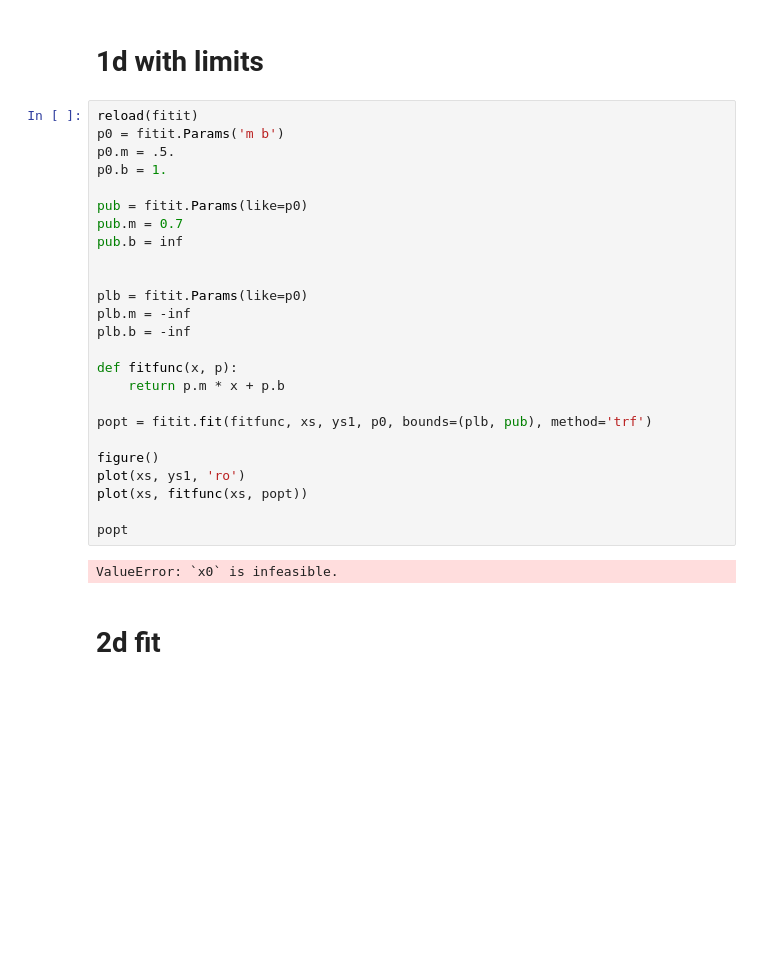
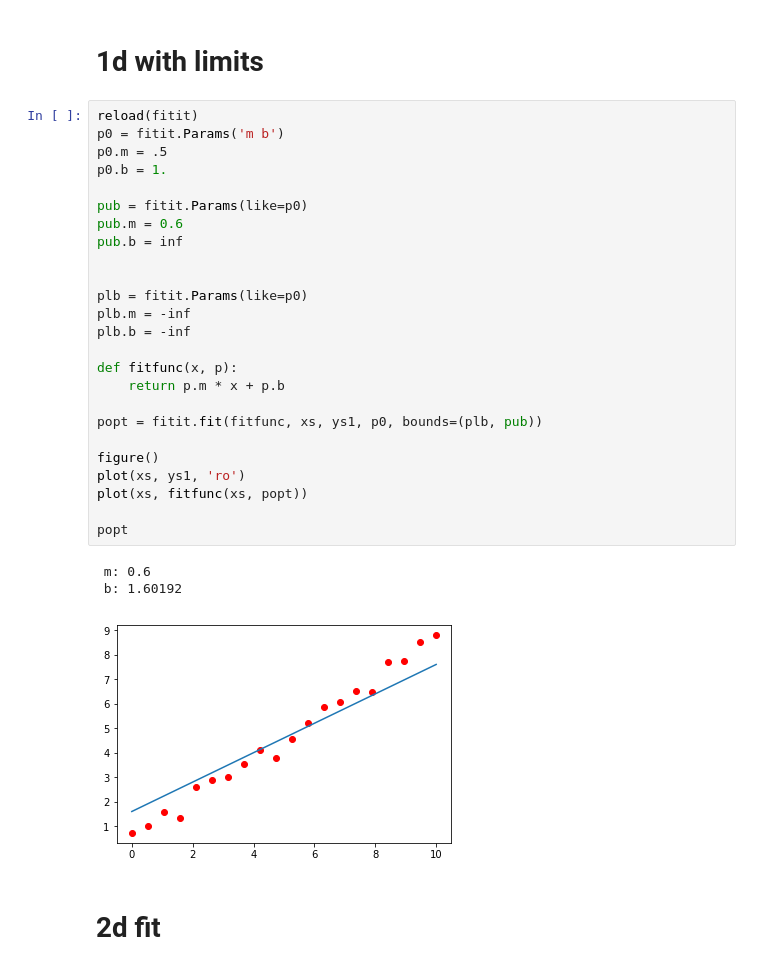
Before and after one commit to cdoolin/fitit, a Jupyter notebook: test_fitit.ipynb, the cells around one changed output. Drawn from its saved outputs; the diff is of its cells as text; blank space fills up the shorter version.

```diff
--- a/test_fitit.ipynb
+++ b/test_fitit.ipynb
@@ -65,30 +65,32 @@ popt
 # %%
 reload(fitit)
 p0 = fitit.Params('m b')
-p0.m = .5.
+p0.m = .5
 p0.b = 1.
 
 pub = fitit.Params(like=p0)
-pub.m = 0.7
+pub.m = 0.6
 pub.b = inf
 
 
 plb = fitit.Params(like=p0)
 plb.m = -inf
 plb.b = -inf
 
 def fitfunc(x, p):
     return p.m * x + p.b
 
-popt = fitit.fit(fitfunc, xs, ys1, p0, bounds=(plb, pub), method='trf')
+popt = fitit.fit(fitfunc, xs, ys1, p0, bounds=(plb, pub))
 
 figure()
 plot(xs, ys1, 'ro')
 plot(xs, fitfunc(xs, popt))
 
 popt
 # %% [output]
-ValueError: `x0` is infeasible.
+ m: 0.6
+ b: 1.60192
+[figure, added]
 # %% [markdown]
 # 2d fit
 # %%
```
Also changed, not shown: 1 other file.
